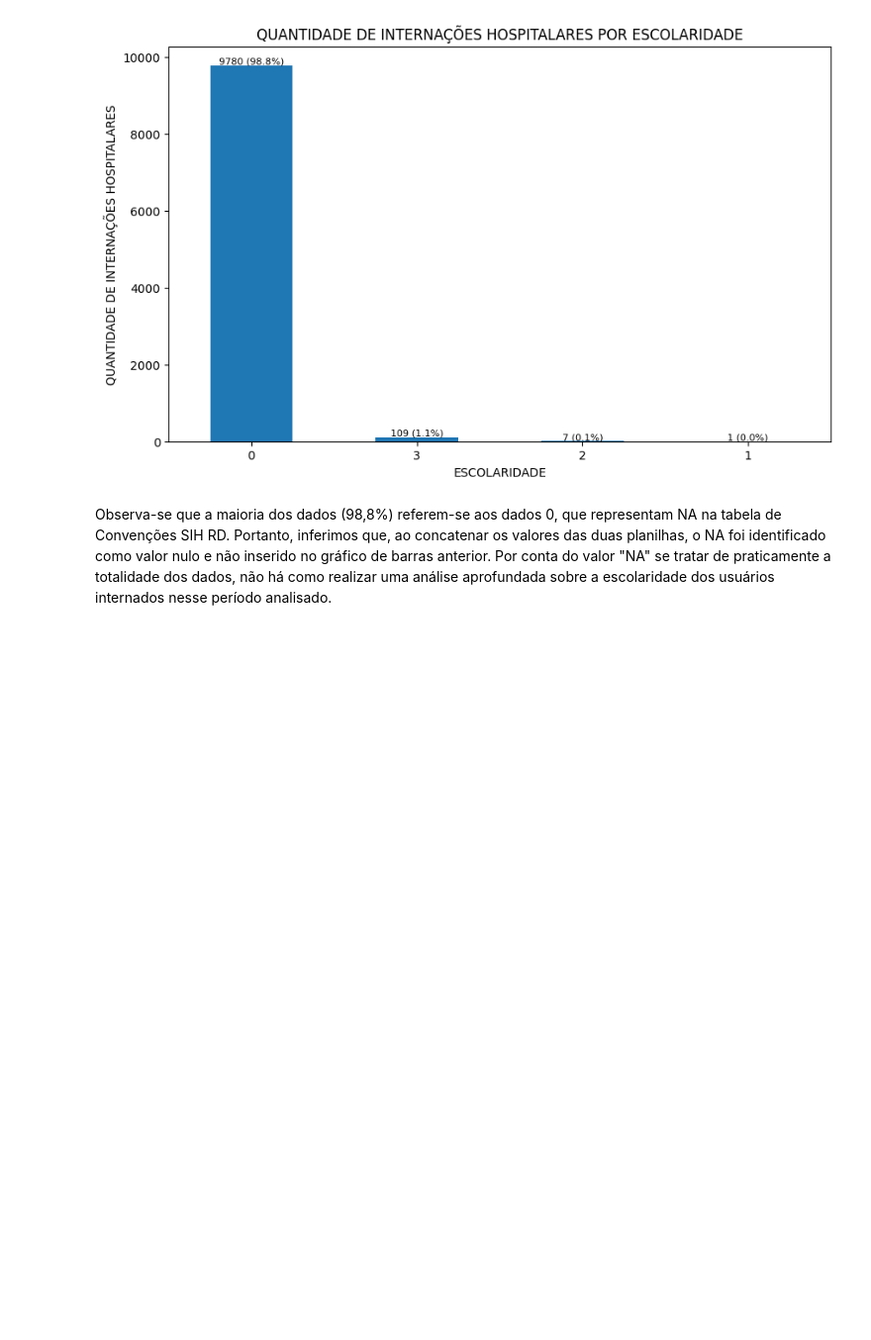
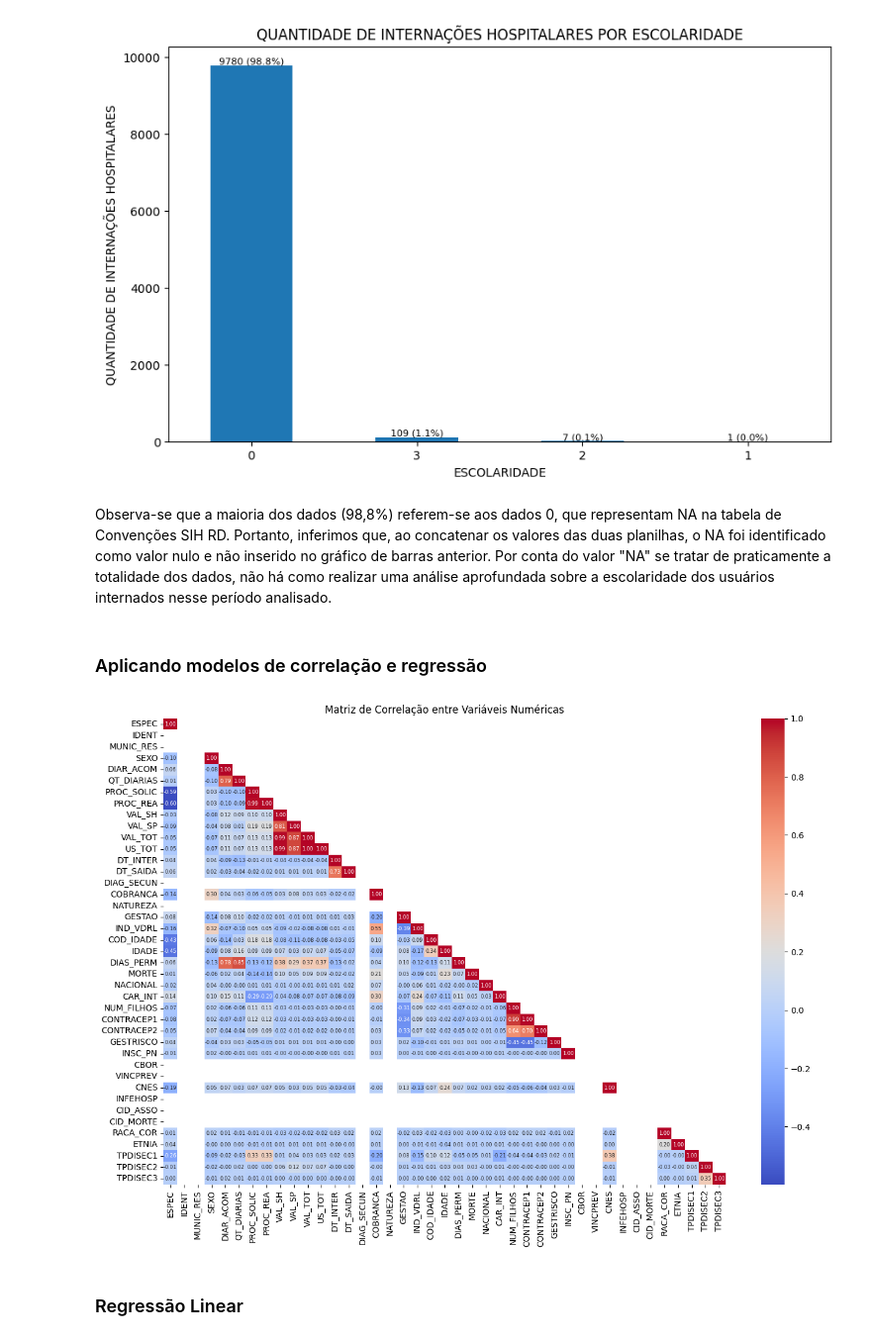
Before and after one commit to lucasmeirellesmachado/CDIA-Estatistica_II, a Jupyter notebook: Atividade_Avaliativa_Semana_de_Imersao.ipynb, the cells around one changed output. Shown at 99% size. Saved outputs shown, nothing was run; the diff lists cells and outputs as text; code cells hidden in the pictures; blank space fills up the shorter version.

```diff
--- a/Atividade_Avaliativa_Semana_de_Imersao.ipynb
+++ b/Atividade_Avaliativa_Semana_de_Imersao.ipynb
@@ -672,3 +673,30 @@ plt.show()
 [figure]
 # %% [markdown]
 Observa-se que a maioria dos dados (98,8%) referem-se aos dados 0, que representam NA na tabela de Convenções SIH RD. Portanto, inferimos que, ao concatenar os valores das duas planilhas, o NA foi identificado como valor nulo e não inserido no gráfico de barras anterior. Por conta do valor "NA" se tratar de praticamente a totalidade dos dados, não há como realizar uma análise aprofundada sobre a escolaridade dos usuários internados nesse período analisado.
+# %% [markdown]
+### Aplicando modelos de correlação e regressão
+# %%
+# Matriz de correlação para variáveis numéricas
+
+# Filtra apenas as colunas numéricas
+numerical_data = SIH_FINAL.select_dtypes(include=['int64', 'float64'])
+
+# Calcula a matriz de correlação
+cor_matrix = numerical_data.corr()
+
+# Cria uma máscara para ocultar os valores acima da diagonal
+mask = np.triu(np.ones_like(cor_matrix, dtype=bool), k=1)
+
+# Cria o gráfico de calor
+plt.figure(figsize=(15, 10))
+sns.heatmap(cor_matrix, annot=True, cmap='coolwarm', fmt='.2f', annot_kws={'size': 6}, mask=mask)
+
+# Título do gráfico
+plt.title("Matriz de Correlação entre Variáveis Numéricas")
+
+# Exibe o gráfico
+plt.show()
+# %% [output]
+[figure, added]
+# %% [markdown]
+### Regressão Linear
```
Also changed, not shown: parts of 4 cells of this notebook.
